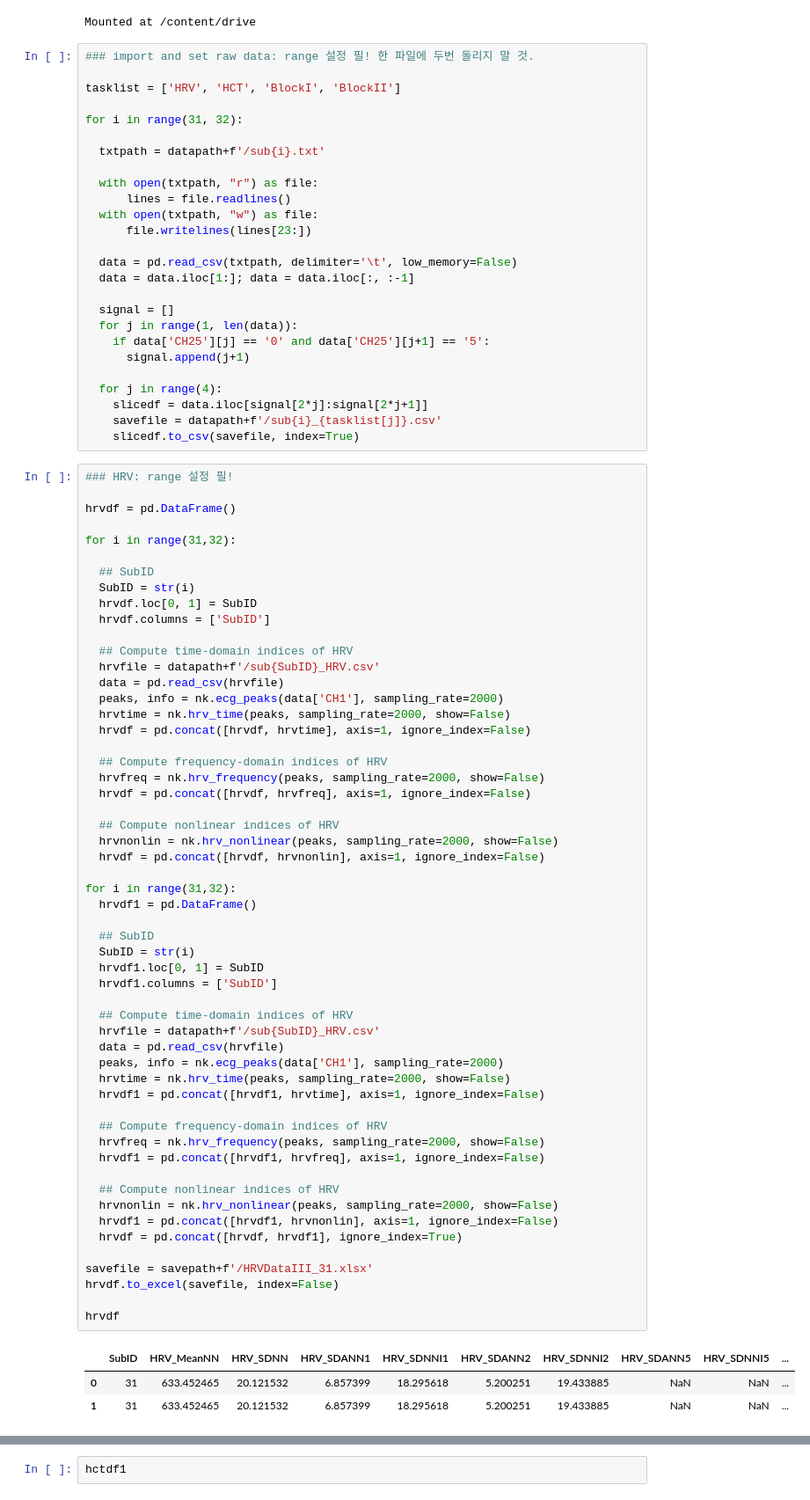
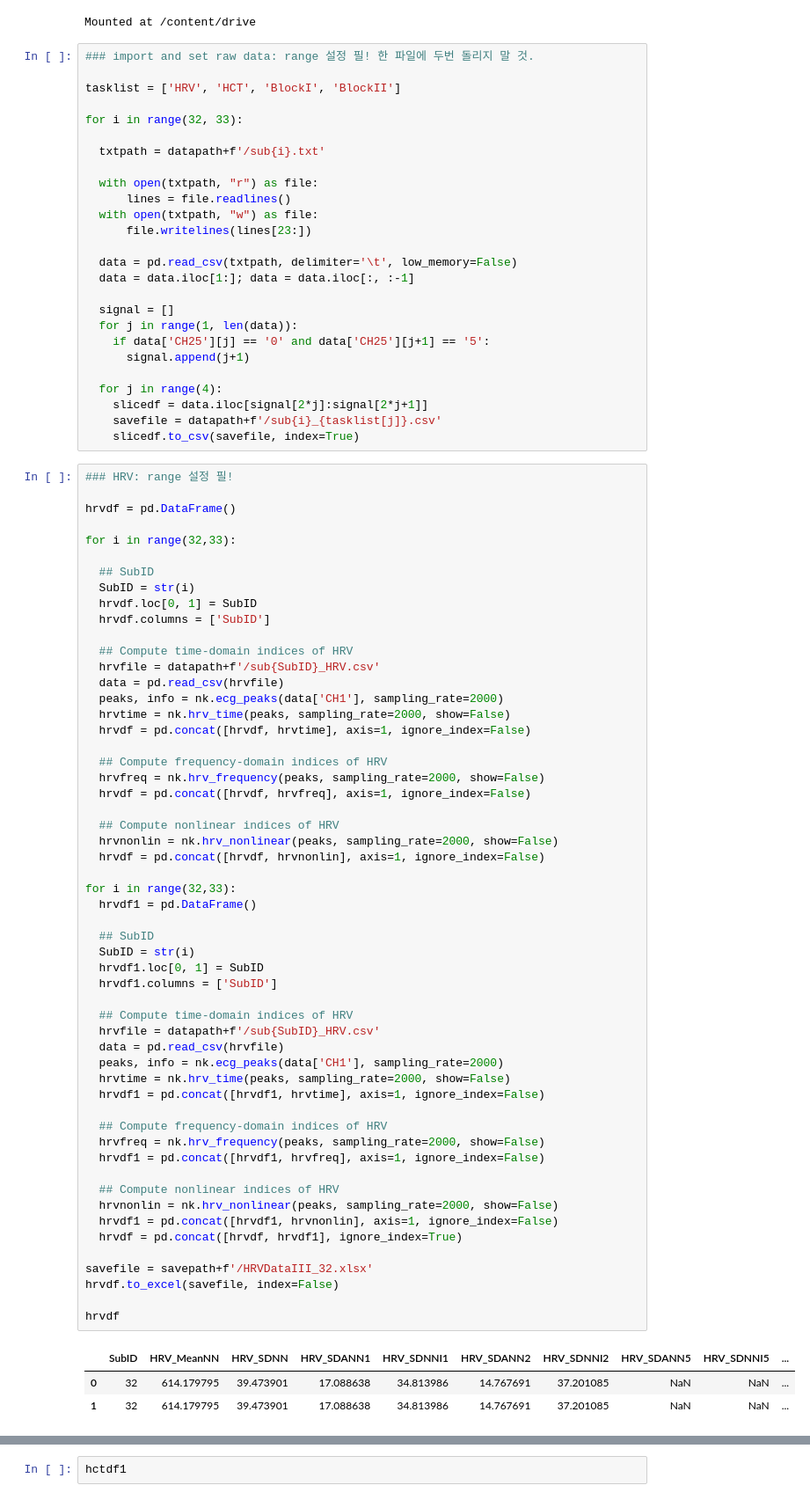
Before and after one commit to daonly/personal, a Jupyter notebook: [Conf]_physio.ipynb, the cells around one changed output, grey strips where cells are left out. Shown: that part at 88% size. Cells and saved outputs as stored; diff of their text form.

```diff
--- a/[Conf]_physio.ipynb
+++ b/[Conf]_physio.ipynb
@@ -58,7 +58,7 @@ Mounted at /content/drive
 
 tasklist = ['HRV', 'HCT', 'BlockI', 'BlockII']
 
-for i in range(31, 32):
+for i in range(32, 33):
 
   txtpath = datapath+f'/sub{i}.txt'
 
@@ -84,7 +84,7 @@ for i in range(31, 32):
 
 hrvdf = pd.DataFrame()
 
-for i in range(31,32):
+for i in range(32,33):
 
   ## SubID
   SubID = str(i)
@@ -106,38 +106,38 @@ for i in range(31,32):
   hrvnonlin = nk.hrv_nonlinear(peaks, sampling_rate=2000, show=False)
   hrvdf = pd.concat([hrvdf, hrvnonlin], axis=1, ignore_index=False)
 
-for i in range(31,32):
+for i in range(32,33):
   hrvdf1 = pd.DataFrame()
 
   ## SubID
   SubID = str(i)
   hrvdf1.loc[0, 1] = SubID
   hrvdf1.columns = ['SubID']
 
   ## Compute time-domain indices of HRV
   hrvfile = datapath+f'/sub{SubID}_HRV.csv'
   data = pd.read_csv(hrvfile)
   peaks, info = nk.ecg_peaks(data['CH1'], sampling_rate=2000)
   hrvtime = nk.hrv_time(peaks, sampling_rate=2000, show=False)
   hrvdf1 = pd.concat([hrvdf1, hrvtime], axis=1, ignore_index=False)
 
   ## Compute frequency-domain indices of HRV
   hrvfreq = nk.hrv_frequency(peaks, sampling_rate=2000, show=False)
   hrvdf1 = pd.concat([hrvdf1, hrvfreq], axis=1, ignore_index=False)
 
   ## Compute nonlinear indices of HRV
   hrvnonlin = nk.hrv_nonlinear(peaks, sampling_rate=2000, show=False)
   hrvdf1 = pd.concat([hrvdf1, hrvnonlin], axis=1, ignore_index=False)
   hrvdf = pd.concat([hrvdf, hrvdf1], ignore_index=True)
 
-savefile = savepath+f'/HRVDataIII_31.xlsx'
+savefile = savepath+f'/HRVDataIII_32.xlsx'
 hrvdf.to_excel(savefile, index=False)
 
 hrvdf
 # %% [output]
 |  | SubID | HRV_MeanNN | HRV_SDNN | HRV_SDANN1 | HRV_SDNNI1 | HRV_SDANN2 | HRV_SDNNI2 | HRV_SDANN5 | HRV_SDNNI5 | ... |
-| 0 | 31 | 633.452465 | 20.121532 | 6.857399 | 18.295618 | 5.200251 | 19.433885 | NaN | NaN | ... |
-| 1 | 31 | 633.452465 | 20.121532 | 6.857399 | 18.295618 | 5.200251 | 19.433885 | NaN | NaN | ... |
+| 0 | 32 | 614.179795 | 39.473901 | 17.088638 | 34.813986 | 14.767691 | 37.201085 | NaN | NaN | ... |
+| 1 | 32 | 614.179795 | 39.473901 | 17.088638 | 34.813986 | 14.767691 | 37.201085 | NaN | NaN | ... |
 2 rows × 92 columns
 # %%
 ### HCT: range 설정 필!
```
Also changed, not shown: parts of 2 cells of this notebook.
